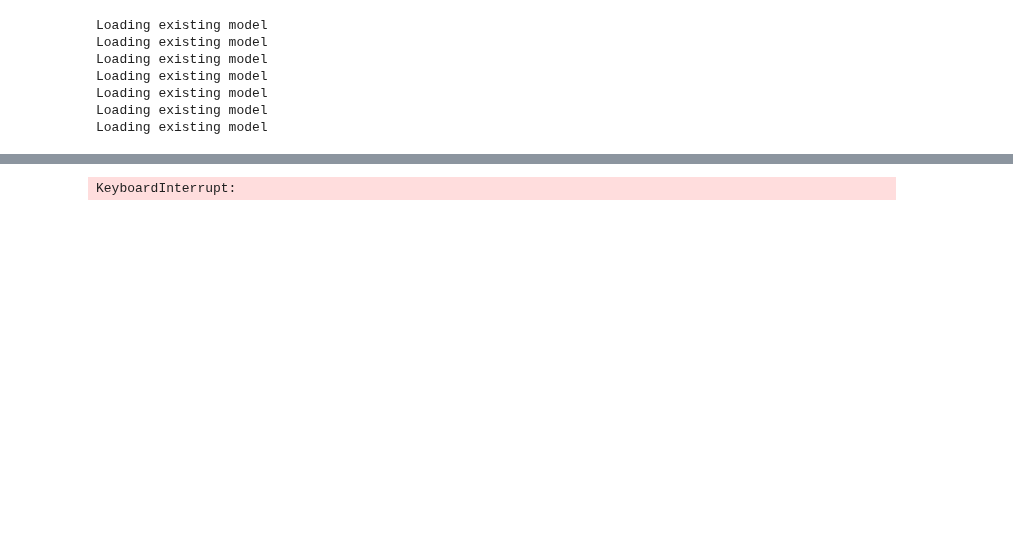
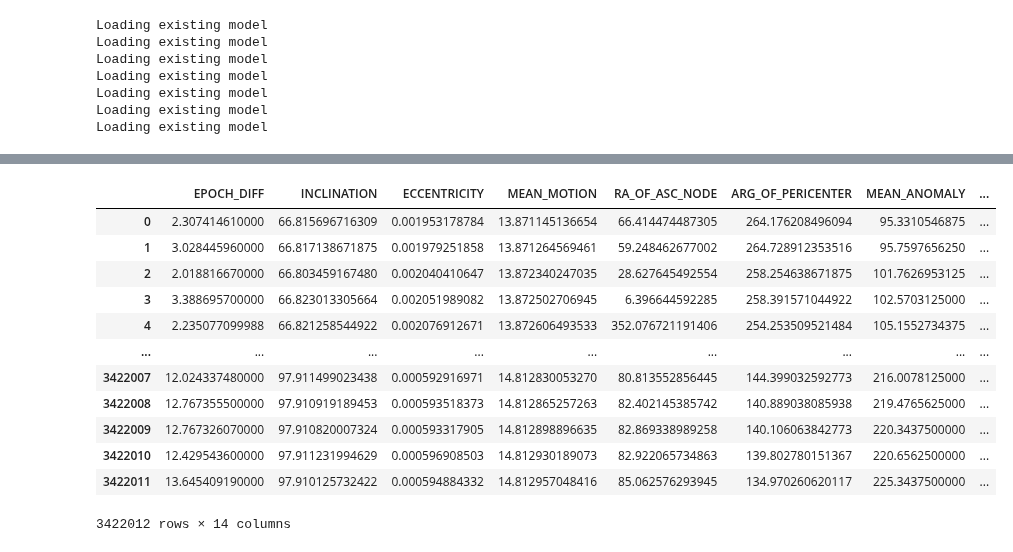
Before and after one commit to cm-tle-pred/tle-prediction, a Jupyter notebook: models/model_t5/prediction_results.ipynb, the cells around one changed output, grey strips where cells are left out. Drawn from its saved outputs; the diff is of its cells as text; code cells hidden in the pictures; blank space fills up the shorter version.

```diff
--- a/models/model_t5/prediction_results.ipynb
+++ b/models/model_t5/prediction_results.ipynb
@@ -231,18 +234,34 @@ display(ground_truths)
 # %%
 predictions = denormalize_predictions(pred_df)
-predictions = predictions.merge(ref_test, left_index=True, right_index=True)
-predictions = predictions.progress_apply(lambda x:get_satrec_erv(bst=x.BSTAR,
-                                                       ecc=x.ECCENTRICITY,
-                                                       aop=x.ARG_OF_PERICENTER,
-                                                       inc=x.INCLINATION,
-                                                       mea=x.MEAN_ANOMALY,
-                                                       mem=x.MEAN_MOTION,
-                                                       raa=x.RA_OF_ASC_NODE,
-                                                       epoch=x.__EPOCH_2,), axis=1)
-predictions.columns = ["SAT_E","SAT_RX","SAT_RY","SAT_RZ","SAT_VX","SAT_VY","SAT_VZ"]
+predictions = predictions.merge(ref_test[['__EPOCH_2']], left_index=True, right_index=True)
+predictions_sgp4 = predictions.progress_apply(lambda x:get_satrec_erv(bst=x.BSTAR,
+                                                                      ecc=x.ECCENTRICITY,
+                                                                      aop=x.ARG_OF_PERICENTER,
+                                                                      inc=x.INCLINATION,
+                                                                      mea=x.MEAN_ANOMALY,
+                                                                      mem=x.MEAN_MOTION,
+                                                                      raa=x.RA_OF_ASC_NODE,
+                                                                      epoch=x.__EPOCH_2,), axis=1)
+predictions_sgp4.columns = ["SAT_E","SAT_RX","SAT_RY","SAT_RZ","SAT_VX","SAT_VY","SAT_VZ"]
+predictions = predictions.merge(predictions_sgp4, left_index=True, right_index=True)
+predictions = predictions.merge(X_test[['X_delta_EPOCH']]*7, left_index=True, right_index=True)
+predictions.rename(columns={'X_delta_EPOCH':'EPOCH_DIFF'}, inplace=True)
+predictions = predictions[['EPOCH_DIFF', 'INCLINATION', 'ECCENTRICITY', 'MEAN_MOTION', 'RA_OF_ASC_NODE', 'ARG_OF_PERICENTER', 'MEAN_ANOMALY', 'BSTAR', 'SAT_RX', 'SAT_RY', 'SAT_RZ', 'SAT_VX', 'SAT_VY', 'SAT_VZ']]
 display(predictions)
 # %% [output]
+|  | EPOCH_DIFF | INCLINATION | ECCENTRICITY | MEAN_MOTION | RA_OF_ASC_NODE | ARG_OF_PERICENTER | MEAN_ANOMALY | ... |
+| 0 | 2.307414610000 | 66.815696716309 | 0.001953178784 | 13.871145136654 | 66.414474487305 | 264.176208496094 | 95.3310546875 | ... |
+| 1 | 3.028445960000 | 66.817138671875 | 0.001979251858 | 13.871264569461 | 59.248462677002 | 264.728912353516 | 95.7597656250 | ... |
+| 2 | 2.018816670000 | 66.803459167480 | 0.002040410647 | 13.872340247035 | 28.627645492554 | 258.254638671875 | 101.7626953125 | ... |
+| 3 | 3.388695700000 | 66.823013305664 | 0.002051989082 | 13.872502706945 | 6.396644592285 | 258.391571044922 | 102.5703125000 | ... |
+| 4 | 2.235077099988 | 66.821258544922 | 0.002076912671 | 13.872606493533 | 352.076721191406 | 254.253509521484 | 105.1552734375 | ... |
+| ... | ... | ... | ... | ... | ... | ... | ... | ... |
+| 3422007 | 12.024337480000 | 97.911499023438 | 0.000592916971 | 14.812830053270 | 80.813552856445 | 144.399032592773 | 216.0078125000 | ... |
+| 3422008 | 12.767355500000 | 97.910919189453 | 0.000593518373 | 14.812865257263 | 82.402145385742 | 140.889038085938 | 219.4765625000 | ... |
+| 3422009 | 12.767326070000 | 97.910820007324 | 0.000593317905 | 14.812898896635 | 82.869338989258 | 140.106063842773 | 220.3437500000 | ... |
+| 3422010 | 12.429543600000 | 97.911231994629 | 0.000596908503 | 14.812930189073 | 82.922065734863 | 139.802780151367 | 220.6562500000 | ... |
+| 3422011 | 13.645409190000 | 97.910125732422 | 0.000594884332 | 14.812957048416 | 85.062576293945 | 134.970260620117 | 225.3437500000 | ... |
-KeyboardInterrupt:
+3422012 rows × 14 columns
 # %%
 baseline = denormalize_ground_truths(X_test[['X_INCLINATION_1', 'X_ECCENTRICITY_1', 'X_MEAN_MOTION_1','X_RA_OF_ASC_NODE_1', 'X_ARG_OF_PERICENTER_1', 'X_MEAN_ANOMALY_1','X_BSTAR_1']])
 baseline = baseline.merge(ref_test, left_index=True, right_index=True)
```
Also changed, not shown: parts of 4 cells of this notebook, 2 other files.
